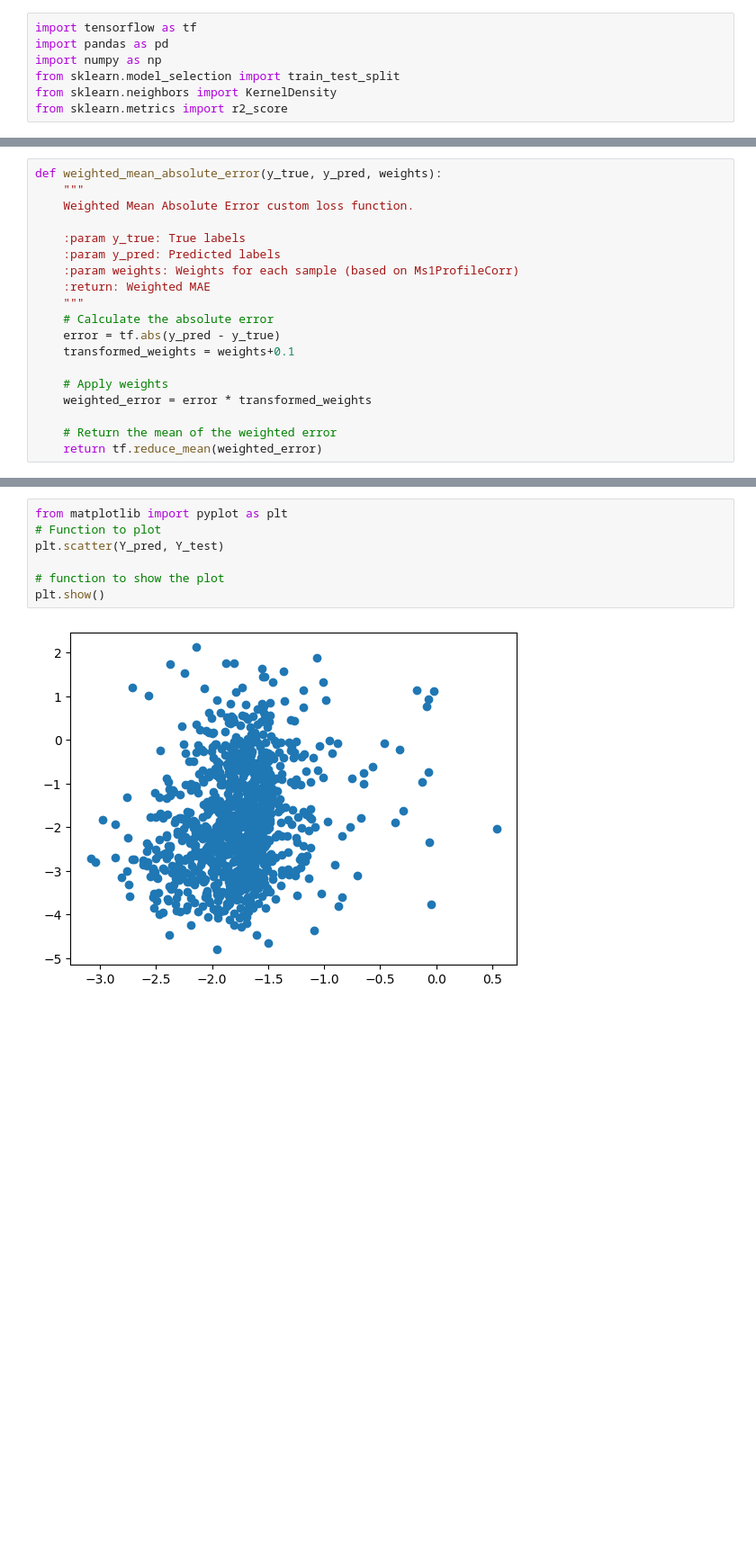
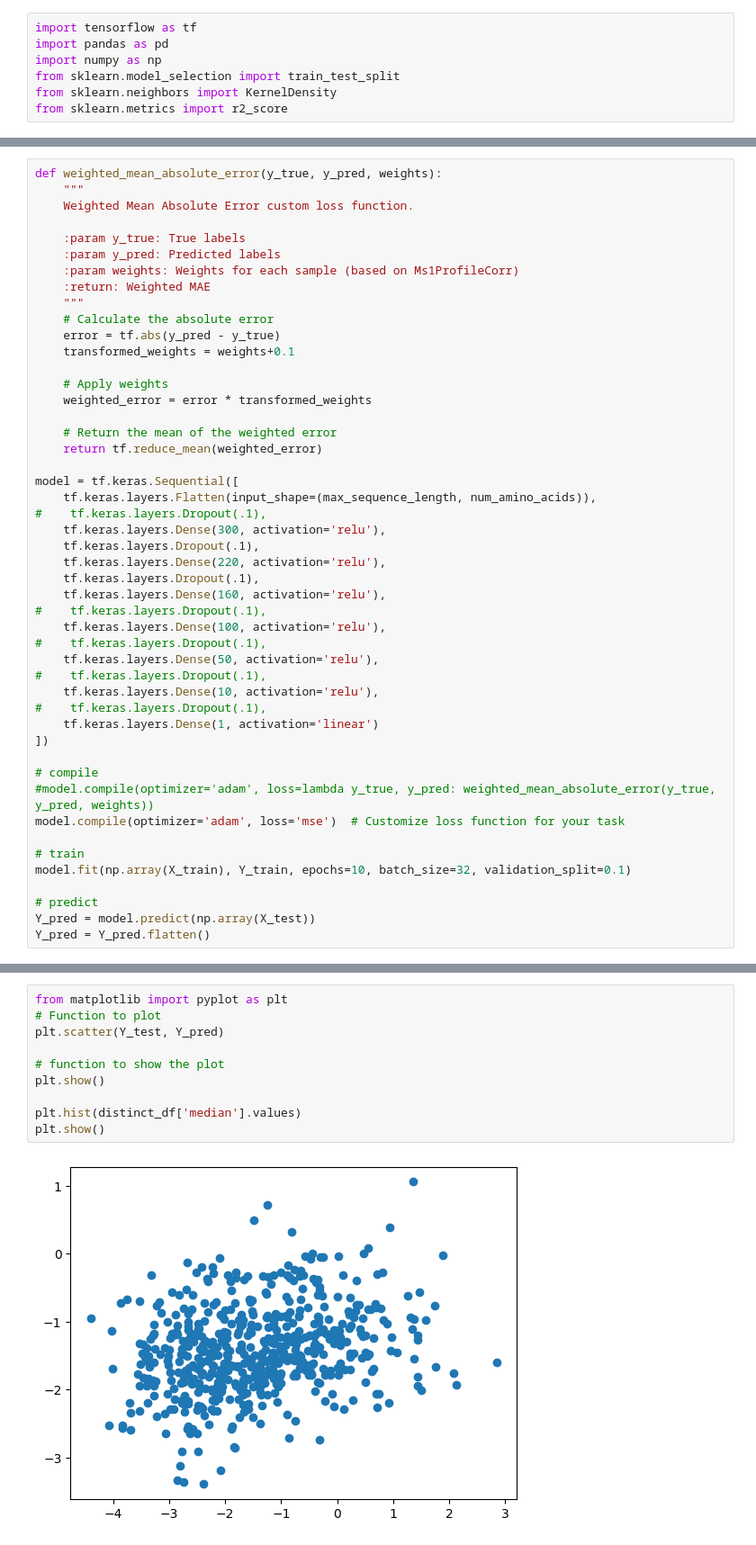
Before and after one commit to raim/mistrans, a Jupyter notebook: scripts/DNN.ipynb, the cells around one changed output, grey strips where cells are left out. Shown: that part at 90% size. Saved outputs shown, nothing was run; the diff lists cells and outputs as text; blank space fills up the shorter version.

```diff
--- a/scripts/DNN.ipynb
+++ b/scripts/DNN.ipynb
@@ -79,3 +77,32 @@ def weighted_mean_absolute_error(y_true, y_pred, weights):
 
     # Return the mean of the weighted error
     return tf.reduce_mean(weighted_error)
+
+model = tf.keras.Sequential([
+    tf.keras.layers.Flatten(input_shape=(max_sequence_length, num_amino_acids)),
+#    tf.keras.layers.Dropout(.1),
+    tf.keras.layers.Dense(300, activation='relu'),
+    tf.keras.layers.Dropout(.1),
+    tf.keras.layers.Dense(220, activation='relu'),
+    tf.keras.layers.Dropout(.1),
+    tf.keras.layers.Dense(160, activation='relu'),
+#    tf.keras.layers.Dropout(.1),
+    tf.keras.layers.Dense(100, activation='relu'),
+#    tf.keras.layers.Dropout(.1),
+    tf.keras.layers.Dense(50, activation='relu'),
+#    tf.keras.layers.Dropout(.1),
+    tf.keras.layers.Dense(10, activation='relu'),
+#    tf.keras.layers.Dropout(.1),
+    tf.keras.layers.Dense(1, activation='linear')
+])
+
+# compile
+#model.compile(optimizer='adam', loss=lambda y_true, y_pred: weighted_mean_absolute_error(y_true, y_pred, weights))
+model.compile(optimizer='adam', loss='mse')  # Customize loss function for your task
+
+# train
+model.fit(np.array(X_train), Y_train, epochs=10, batch_size=32, validation_split=0.1)
+
+# predict
+Y_pred = model.predict(np.array(X_test))
+Y_pred = Y_pred.flatten()
@@ -153,9 +157,12 @@ Captures:
 # %%
 from matplotlib import pyplot as plt
 # Function to plot
-plt.scatter(Y_pred, Y_test)
+plt.scatter(Y_test, Y_pred)
 
 # function to show the plot
 plt.show()
+
+plt.hist(distinct_df['median'].values)
+plt.show()
 # %% [output]
-[figure, old version]
+[figure, new version]
```
Also changed, not shown: parts of 11 cells of this notebook, 1 other file.
